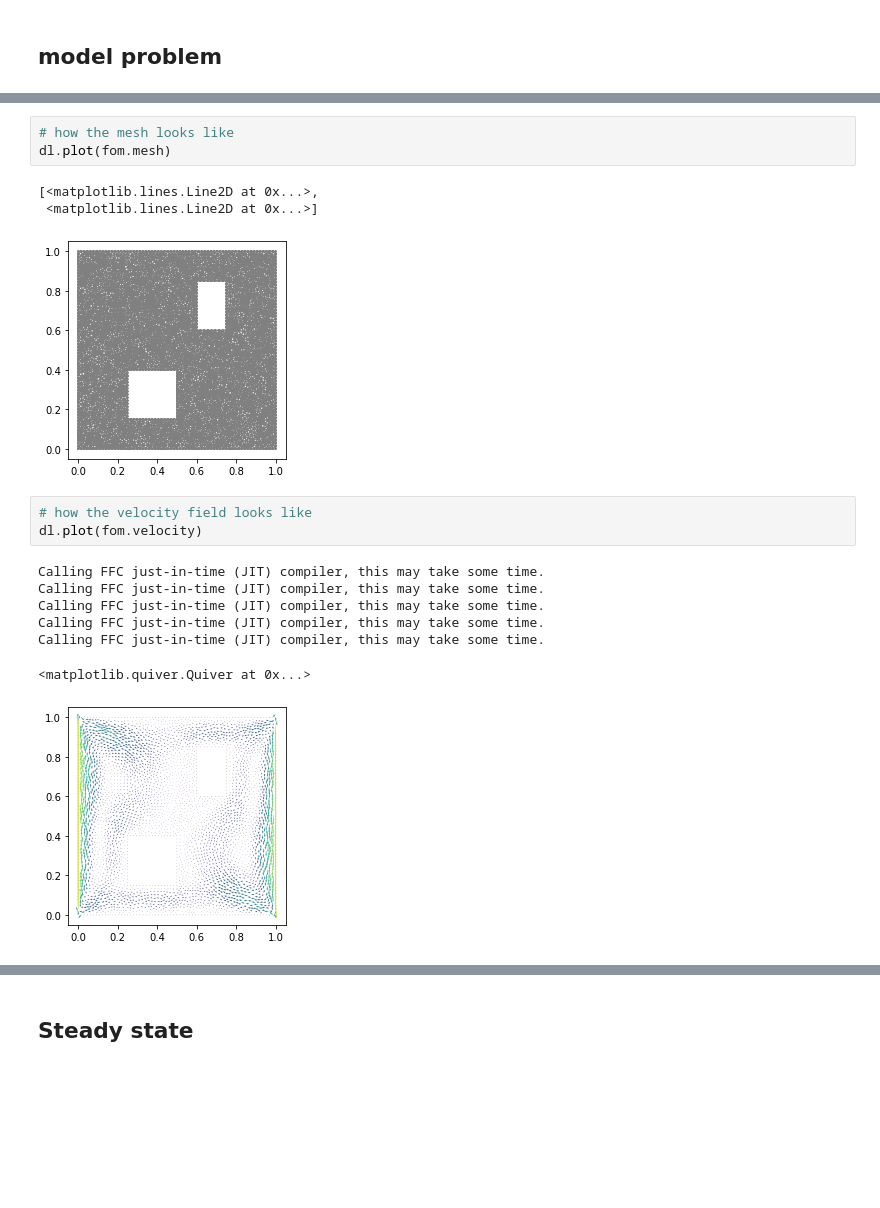
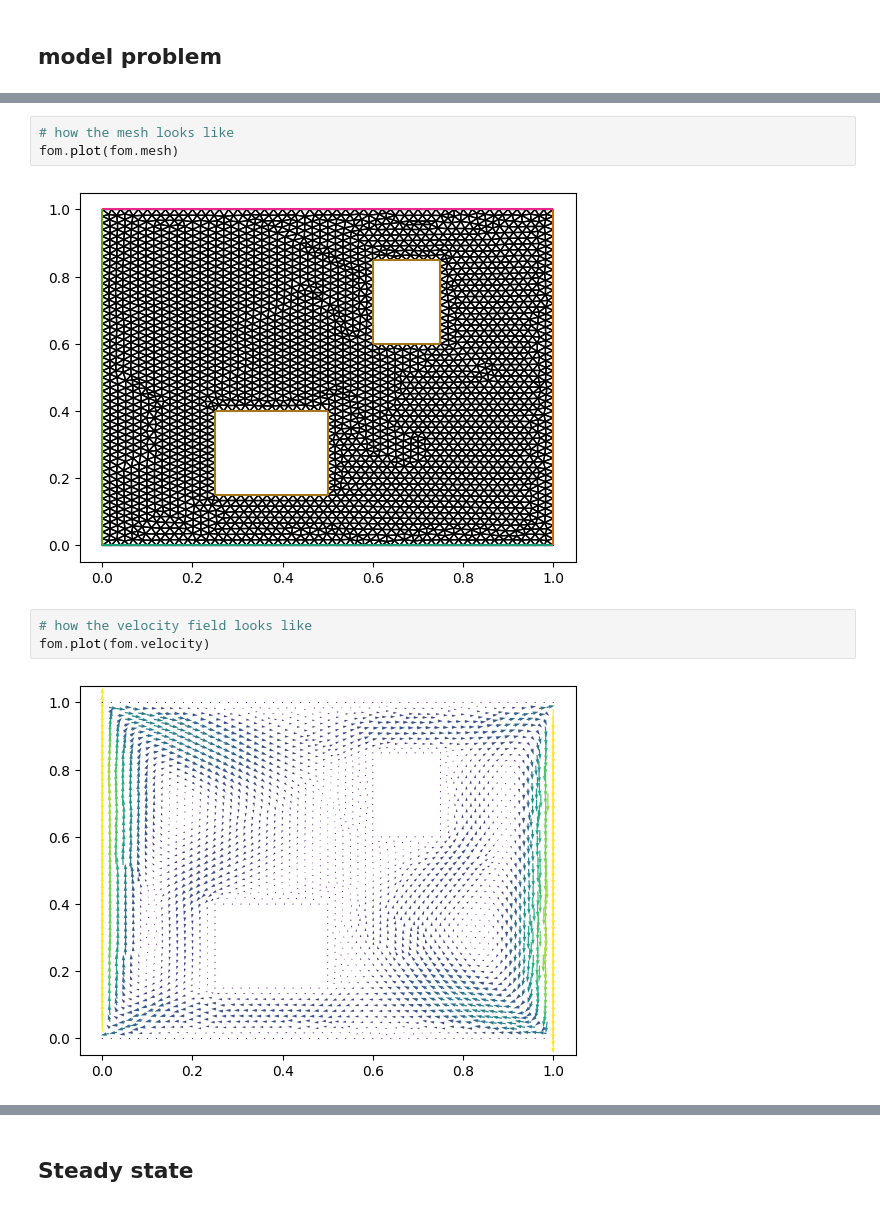
Before and after one commit to leyffer/m2dtIceSheet, a Jupyter notebook: notebooks/0_circle.ipynb, the cells around one changed output, grey strips where cells are left out. Cells and saved outputs as stored; diff of their text form; blank space fills up the shorter version.

```diff
--- a/notebooks/0_circle.ipynb
+++ b/notebooks/0_circle.ipynb
@@ -38,20 +62,12 @@ Calling FFC just-in-time (JIT) compiler, this may take some time.
 # %%
 # how the mesh looks like
-dl.plot(fom.mesh)
+fom.plot(fom.mesh)
 # %% [output]
-[<matplotlib.lines.Line2D at 0x...>,
- <matplotlib.lines.Line2D at 0x...>]
-[figure, old version]
+[figure, new version]
 # %%
 # how the velocity field looks like
-dl.plot(fom.velocity)
+fom.plot(fom.velocity)
 # %% [output]
-Calling FFC just-in-time (JIT) compiler, this may take some time.
-Calling FFC just-in-time (JIT) compiler, this may take some time.
-Calling FFC just-in-time (JIT) compiler, this may take some time.
-Calling FFC just-in-time (JIT) compiler, this may take some time.
-Calling FFC just-in-time (JIT) compiler, this may take some time.
-<matplotlib.quiver.Quiver at 0x...>
-[figure, old version]
+[figure, new version]
 # %%
 # initial condition
```
Also changed, not shown: parts of 41 cells of this notebook, 6 other files.
